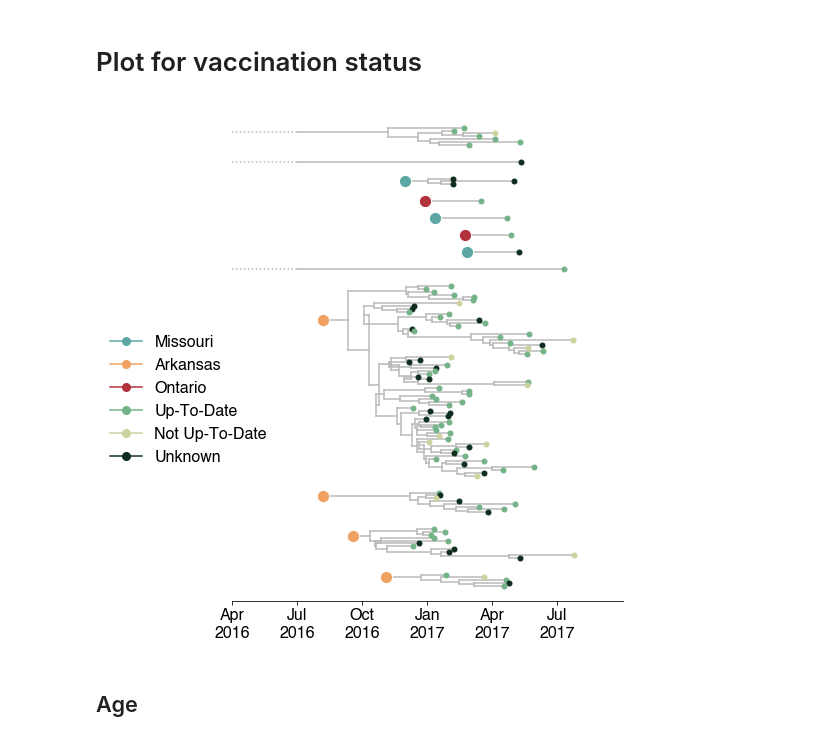
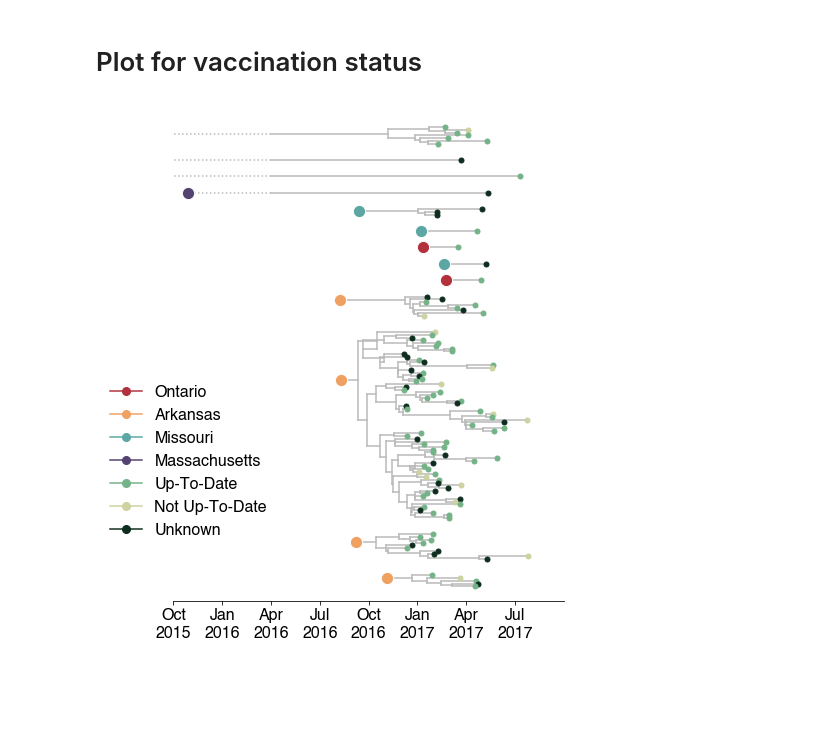
Before and after one commit to blab/mumps-wa-phylodynamics, a Jupyter notebook: phylogeography/plotting-scripts/Plot-exploded-tree-with-case-counts.ipynb, the cells around one changed output. Saved outputs shown, nothing was run; the diff lists cells and outputs as text; code cells hidden in the pictures; blank space fills up the shorter version.

```diff
--- a/phylogeography/plotting-scripts/Plot-exploded-tree-with-case-counts.ipynb
+++ b/phylogeography/plotting-scripts/Plot-exploded-tree-with-case-counts.ipynb
@@ -1103,17 +967,25 @@ marshallese_color = '#80AAC9'
 non_marshallese_color = '#012E74'
 Not_Washington_color = "#B9B9B9"
 
-colors = {"ontario":"#B2313D","arkansas":"#EEA160","massachusetts":"#5CA7A4",
-          "washington":"#2664A5", "british_columbia":"#DC2F24","ancestor":'grey',
-           "illinois":"#E68234","missouri":"#5CA7A4","iowa":"#FDBB29",'Marshallese':marshallese_color,
+colors = {"arkansas":"#EEA160",
+          "massachusetts":"#544370",
+          "missouri":"#5CA7A4",
+          "ontario":"#B2313D",
+          "washington":"#2664A5",
+         "ancestor":'grey'
+          ,'Marshallese':marshallese_color,
           'Not_Marshallese':non_marshallese_color, "Not_Washington_color":Not_Washington_color}
-colors_to_plot = ["arkansas","ontario","missouri",'Marshallese', 'Not_Marshallese']
+
+colors_to_plot = ["ontario","arkansas","missouri","massachusetts",'Marshallese', 'Not_Marshallese']
 # %%
-filename_marshallese = output_file_directory+"full-NA-exploded-community-with-casecounts"+offset+date+".pdf"
-filename_marshallese_wide = output_file_directory+"full-NA-exploded-community-with-casecounts-wide"+offset+date+".pdf"
+cutoff_value = 2016.25
+lower_x_limit = 2015.75 #2016.25
 
-plot_exploded_tree_marshallese(subtype_trees2, filename_marshallese, cutoff_value, lower_x_limit, dates_dict, 6,8)
-plot_exploded_tree_no_cases_marshallese(subtype_trees2, filename_marshallese_wide, cutoff_value, lower_x_limit, dates_dict, 10,7)
+filename_marshallese = output_file_directory+"full-NA-exploded-community-with-casecounts"+date+".pdf"
+#filename_marshallese_wide = output_file_directory+"full-NA-exploded-community-with-casecounts-wide"+offset+date+".pdf"
+
+plot_exploded_tree_community_status(subtype_trees2, filename_marshallese, cutoff_value, lower_x_limit, dates_dict, 7,8)
+#plot_exploded_tree_no_cases_marshallese(subtype_trees2, filename_marshallese_wide, cutoff_value, lower_x_limit, dates_dict, 10,7)
 # %% [output]
 in singular transformations; automatically expanding.
 bottom=0, top=0
@@ -1151,11 +1022,9 @@ def plot_exploded_tree_vaccination(subtype_trees2, filename, cutoff_value, lower
     # this sets the vertical dashed lines on the tree
     dates = []
     date_labels = []
-    for i in np.arange(lower_x_limit, 2017.8, (1/4)):
+    for i in np.arange(lower_x_limit, 2018, 0.25):
         dates.append(i)
-    for i in np.arange(lower_x_limit, 2018, 0.25):
         date_labels.append(dates_dict[i]['label'])
-    #[ax1.axvline(i,ls='--',lw=1,color='grey',zorder=0, alpha=0.5) for i in dates]
 
     for subtree in reversed(subtype_trees2['washington']): ## iterate over trait values
         origin = subtree[0]
@@ -1231,7 +1100,7 @@ def plot_exploded_tree_vaccination(subtype_trees2, filename, cutoff_value, lower
     for key in colors_to_plot:
         marker = mlines.Line2D(range(1), range(1), color = colors[key], marker='o', markerfacecolor = colors[key], label = key.replace("up_to_date","up-to-date").replace("_"," ").title(), markersize = 8)
         han_list.append(marker)
-    ax1.legend(handles = han_list, markerfirst = True, edgecolor="white", bbox_to_anchor=[-0.35, 0.25], loc=3, prop={'size': 16, 'weight':fontweight}, facecolor='w')
+    ax1.legend(handles = han_list, markerfirst = True, edgecolor="white", bbox_to_anchor=[-0.2, 0.1], loc=3, prop={'size': 16, 'weight':fontweight}, facecolor='w')
     #lgd = ax.legend(handles = han_list, markerfirst = True, frameon=True, edgecolor="white", bbox_to_anchor=[0.9, 0.15], loc=3, prop={'size': 16}, title=legend_title, title_fontsize=16)
 
     ax1.xaxis.tick_bottom()
@@ -1268,13 +1137,11 @@ colors_to_plot = ["missouri","arkansas","ontario",'up_to_date', 'not_up_to_date'
 # %%
-vacc_tree_filename = output_file_directory+"full-NA-exploded-vaccination"+offset+date+".pdf"
+vacc_tree_filename = output_file_directory+"full-NA-exploded-vaccination"+date+".pdf"
 metadata_path = "../../sample-metadata-complete-2020-10-06.txt"
 metadata = read_metadata(metadata_path)
 # %%
-cutoff_value = 2016.5
-lower_x_limit = 2016.25
+cutoff_value = 2016.25
+lower_x_limit = 2015.75
 
 plot_exploded_tree_vaccination(subtype_trees2, vacc_tree_filename, cutoff_value, lower_x_limit, dates_dict, 7,9)
 # %% [output]
-[figure, old version]
+[figure, new version]
-# %% [markdown]
-## Age
```
Also changed, not shown: parts of 18 cells of this notebook.
